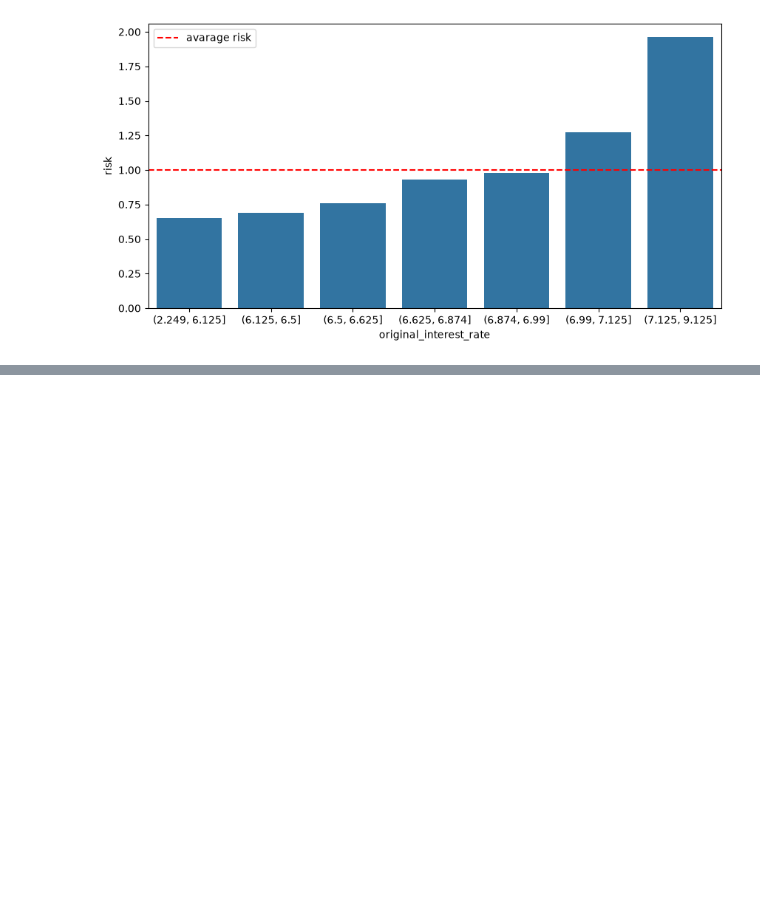
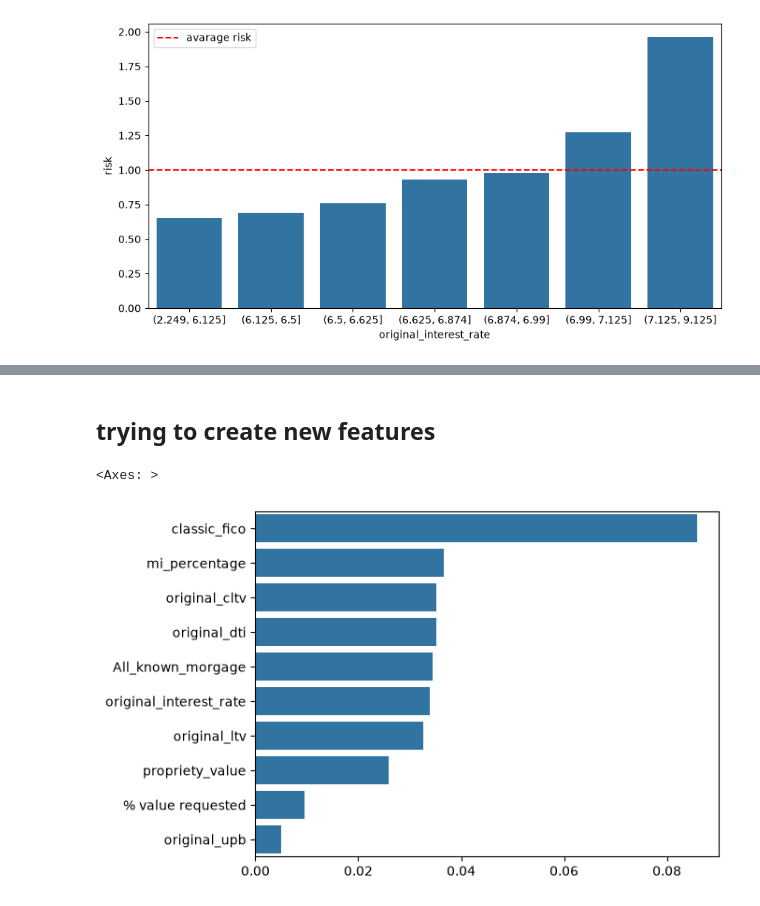
Before and after one commit to luke235422/Freddie-Mac-ML-progect, a Jupyter notebook: model_1.ipynb, the cells around one changed output, grey strips where cells are left out. Saved outputs shown, nothing was run; the diff lists cells and outputs as text; code cells hidden in the pictures; blank space fills up the shorter version.

```diff
--- a/model_1.ipynb
+++ b/model_1.ipynb
@@ -455,0 +523,23 @@ for col in numerical_columns:
+# %% [markdown]
+## trying to create new features
+# %%
+model_df_eda_try = model_df_eda.copy()
+'''
+def calc(P,r,n):
+    numerator = ((1+r)**n)*r
+    denominator = ((1+r)**n)-1
+    return (numerator/denominator)*P*n
+
+model_df_eda_try["total_amount"]=calc(model_df_eda_try["original_upb"],model_df_eda_try["original_interest_rate"],model_df_eda_try["effective_loan_duration"].astype("float64")).astype("float64")
+'''
+model_df_eda_try["propriety_value"]=model_df_eda_try["original_ltv"]/model_df_eda_try["original_upb"]
+model_df_eda_try["All_known_morgage"]=model_df_eda_try["original_cltv"]*model_df_eda_try["propriety_value"]
+model_df_eda_try["% value requested"]=model_df_eda_try["original_upb"]/model_df_eda_try["propriety_value"]
+
+new_columns=["propriety_value","All_known_morgage","% value requested"]
+correlation = model_df_eda_try[numerical_columns+new_columns].corrwith(model_df_eda_try.target_90plus).abs().sort_values(ascending=False)
+
+sns.barplot(correlation,orient="h")
+# %% [output]
+<Axes: >
+[figure, added]
```
Also changed, not shown: parts of 11 cells of this notebook.
